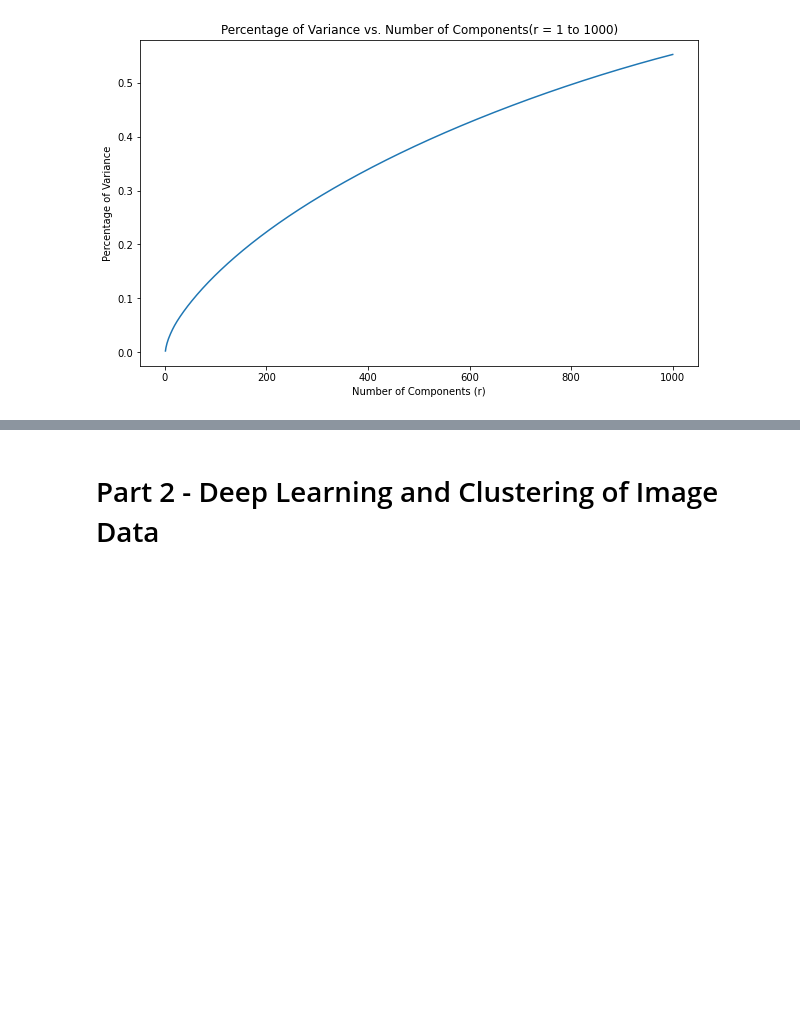
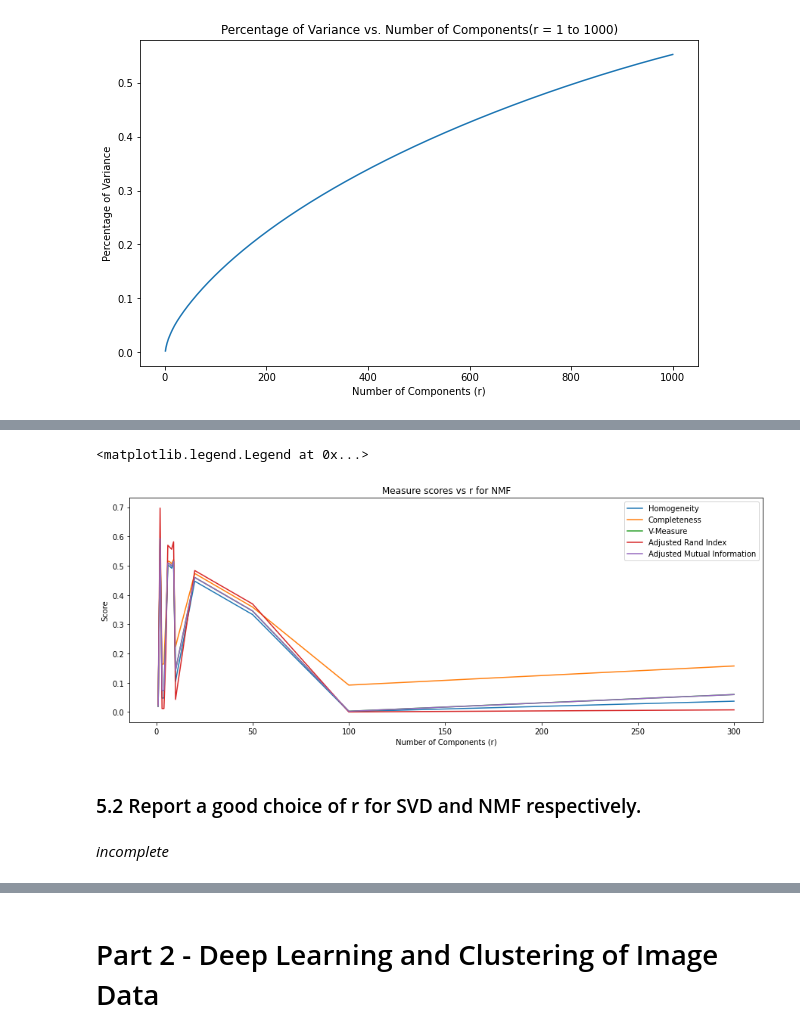
Before and after one commit to shairaalam19/ece219-winter2024, a Jupyter notebook: Project 2/Project2.ipynb, the cells around one changed output, grey strips where cells are left out. Drawn from its saved outputs; the diff is of its cells as text; code cells hidden in the pictures; blank space fills up the shorter version.

```diff
--- a/Project 2/Project2.ipynb
+++ b/Project 2/Project2.ipynb
@@ -152,0 +211,38 @@ plt.show()
+# %%
+r_vals = [1, 2, 3, 4, 5, 6, 7, 8, 9, 10, 20, 50, 100, 300]
+
+# Metric scores for NMF
+nmf_h_score, nmf_c_score, nmf_v_score, nmf_ajd_ri, nmf_adj_mi = [], [], [], [], []
+
+# Loops over the r values
+for r in r_vals:
+    # NMF
+    nmf = NMF(n_components=r, random_state=0, max_iter=2000)
+    X_train_nmf = nmf.fit_transform(X_train_tfidf)
+
+    # K-means
+    km = KMeans(n_clusters=2, random_state=0, max_iter=1000, n_init=30**2)
+    nmf_cluster = km.fit_predict(X_train_nmf)
+
+    # Clusters metric scores for NMF
+    nmf_h_score.append(homogeneity_score(ground_truth, nmf_cluster))
+    nmf_c_score.append(completeness_score(ground_truth, nmf_cluster))
+    nmf_v_score.append(v_measure_score(ground_truth, nmf_cluster))
+    nmf_ajd_ri.append(adjusted_rand_score(ground_truth, nmf_cluster))
+    nmf_adj_mi.append(adjusted_mutual_info_score(ground_truth, nmf_cluster))
+# %%
+# NMF Plot
+plt.figure(figsize=(15, 12))
+plt.subplot(2, 1, 1)
+plt.plot(r_vals, nmf_h_score, label='Homogeneity')
+plt.plot(r_vals, nmf_c_score, label='Completeness')
+plt.plot(r_vals, nmf_v_score, label='V-Measure')
+plt.plot(r_vals, nmf_ajd_ri, label='Adjusted Rand Index')
+plt.plot(r_vals, nmf_adj_mi, label='Adjusted Mutual Information')
+plt.xlabel("Number of Components (r)")
+plt.ylabel("Score")
+plt.title("Measure scores vs r for NMF")
+plt.legend()
+# %% [output]
+<matplotlib.legend.Legend at 0x...>
+[figure, added]
@@ -152,0 +262,4 @@ plt.show()
+# %% [markdown]
+### 5.2 Report a good choice of r for SVD and NMF respectively.
+# %% [markdown]
+*incomplete*
```
Also changed, not shown: parts of 14 cells of this notebook.
